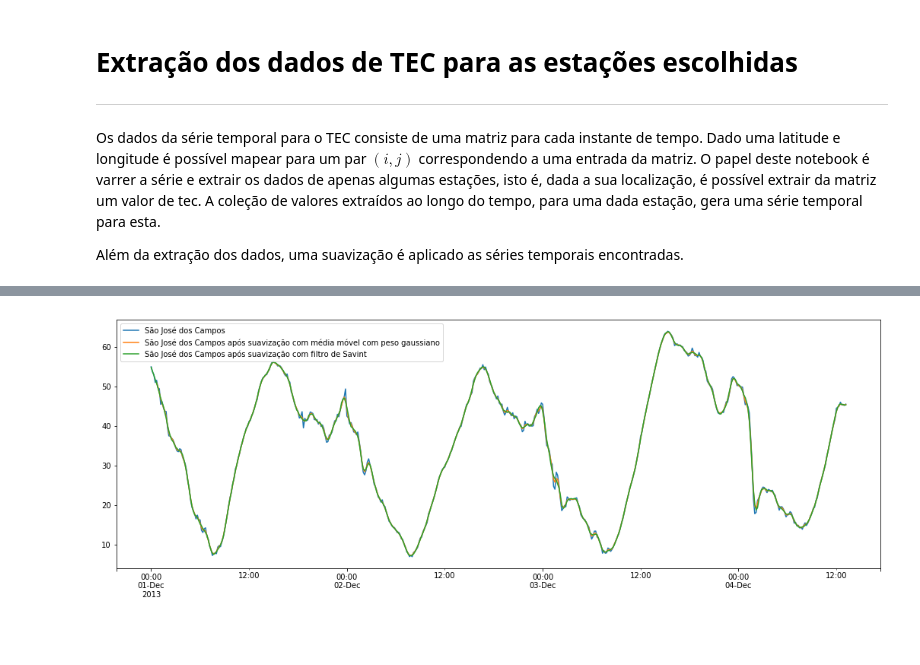
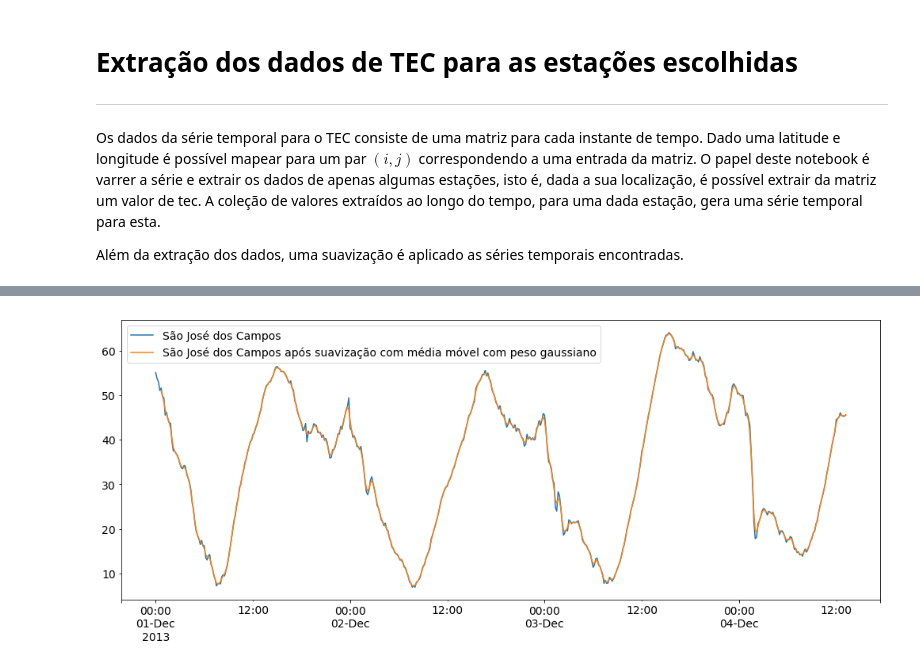
Before and after one commit to retiarus/correlation_vtec_s4, a Jupyter notebook: 03_extract_vtec_stations.ipynb, the cells around one changed output, grey strips where cells are left out. Drawn from its saved outputs; the diff is of its cells as text; code cells hidden in the pictures; blank space fills up the shorter version.

```diff
--- a/03_extract_vtec_stations.ipynb
+++ b/03_extract_vtec_stations.ipynb
@@ -73,13 +80,13 @@ df_series = extract_series_station_from_array(pd.read_pickle(abs_path),
 # %%
 sj2_values = df_series['sj2'].values
 df = pd.DataFrame(df_series['sj2'])
 df.columns = ['São José dos Campos']
 rolling = df.rolling(window, win_type='gaussian', center=True)
 df['São José dos Campos após suavização com média móvel com peso gaussiano'] = rolling.mean(std=1.0)
-df['São José dos Campos após suavização com filtro de Savint'] = savgol_filter(sj2_values, window, 3)
+
+# just for visualization
+df[0:512].plot(figsize=(14, 6));
+plt.tight_layout()
+plt.savefig('./images/vtec_sj2_gauss.eps', format='eps', dpi=1000)
+# %% [output]
+[figure, added]
-# %%
-# just for visualization
-df[0:512].plot(figsize=(18, 6));
-plt.savefig('./images/vtec_sj2.eps', format='eps', dpi=1000)
-# %% [output]
-[figure, removed]
```
Also changed, not shown: parts of 4 cells of this notebook, 3 other files.
